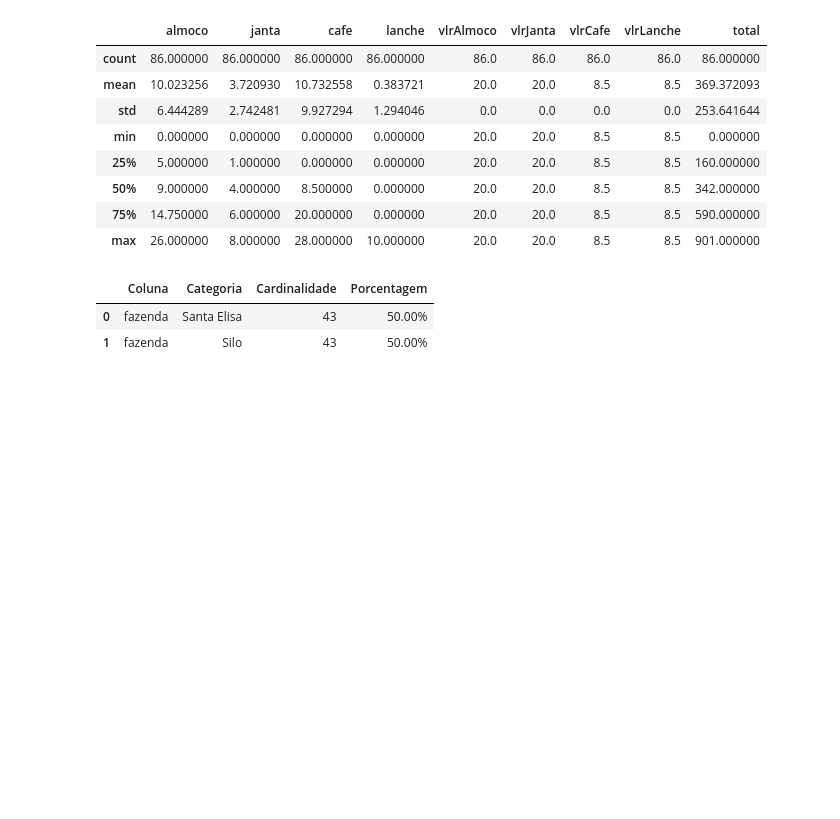
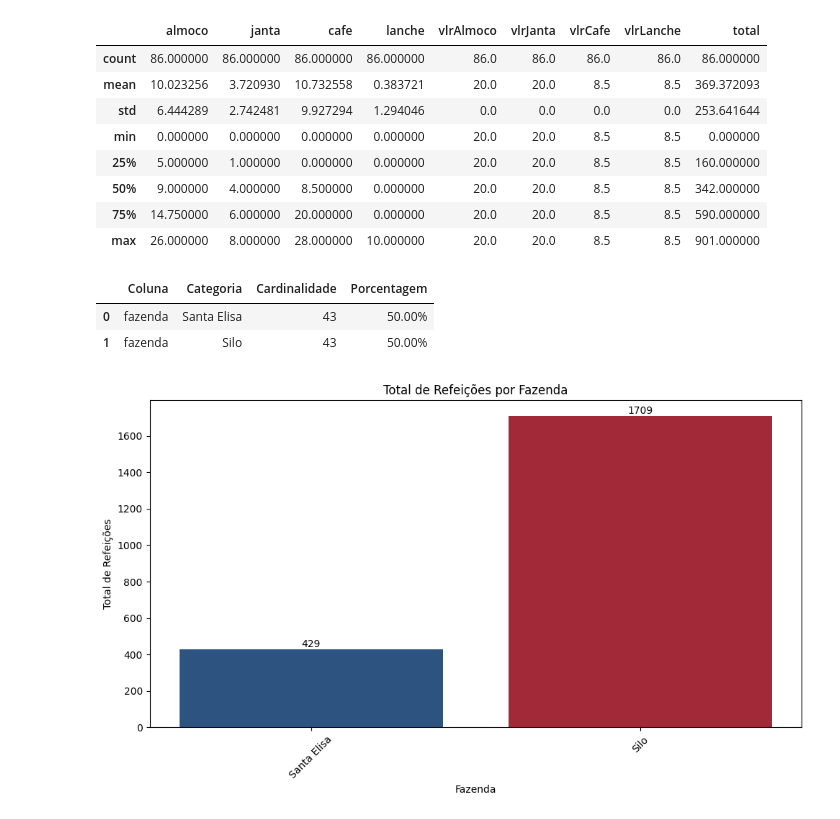
Before and after one commit to rafa-trindade/dashboard-elisaagro, a Jupyter notebook: notebooks/eda.ipynb, the cells around one changed output. Drawn from its saved outputs; the diff is of its cells as text; code cells hidden in the pictures; blank space fills up the shorter version.

```diff
--- a/notebooks/eda.ipynb
+++ b/notebooks/eda.ipynb
@@ -1,7 +1,11 @@
 # %%
 import pandas as pd
+import matplotlib.pyplot as plt
+import seaborn as sns
+
 import plotly.express as px
 import plotly.graph_objects as go
+
 
 import sys
 import os
@@ -10,8 +14,7 @@ sys.path.append(os.path.abspath('../src'))
 import utils as util
 
 # Definindo tema e cores
-px.defaults.template = "plotly_white"
-px.defaults.color_discrete_sequence = [util.barra_azul, util.barra_vermelha]
+cores_personalizadas = [util.barra_azul, util.barra_vermelha]
 
 df = pd.read_csv('../data/databaseElisa.csv', sep=';', decimal=',', thousands='.',
                  index_col=None)
@@ -91,11 +94,29 @@ df_filtrado.columns = df_filtrado.columns.str.strip().str.lower()
 # %%
 # 002. Quantidade total de refeições por fazenda
 qtd_cols = ['almoco', 'janta', 'lanche', 'cafe']
 df_qtd_fazenda = df_filtrado.groupby('fazenda')[qtd_cols].sum().reset_index()
 df_qtd_fazenda['total_refeicoes'] = df_qtd_fazenda[qtd_cols].sum(axis=1)
 
-fig1 = px.bar(df_qtd_fazenda, x='fazenda', y='total_refeicoes', color='fazenda',
-              title='Total de Refeições por Fazenda', text_auto=True)
-fig1.show()
+# Criar lista de cores alternando conforme número de fazendas
+cores = [cores_personalizadas[i % len(cores_personalizadas)] for i in range(len(df_qtd_fazenda))]
+
+# Plotar gráfico de barras
+plt.figure(figsize=(10, 6))
+bars = plt.bar(df_qtd_fazenda['fazenda'], df_qtd_fazenda['total_refeicoes'], color=cores)
+
+# Adicionar rótulos nas barras
+for bar in bars:
+    height = bar.get_height()
+    plt.text(bar.get_x() + bar.get_width()/2, height, f'{int(height)}',
+             ha='center', va='bottom', fontsize=10)
+
+plt.title('Total de Refeições por Fazenda')
+plt.xlabel('Fazenda')
+plt.ylabel('Total de Refeições')
+plt.xticks(rotation=45)
+plt.tight_layout()
+plt.show()
+# %% [output]
+[figure, added]
 # %%
 # 003. Evolução temporal do total de vendas
```
Also changed, not shown: parts of 19 cells of this notebook, 1 other file.
